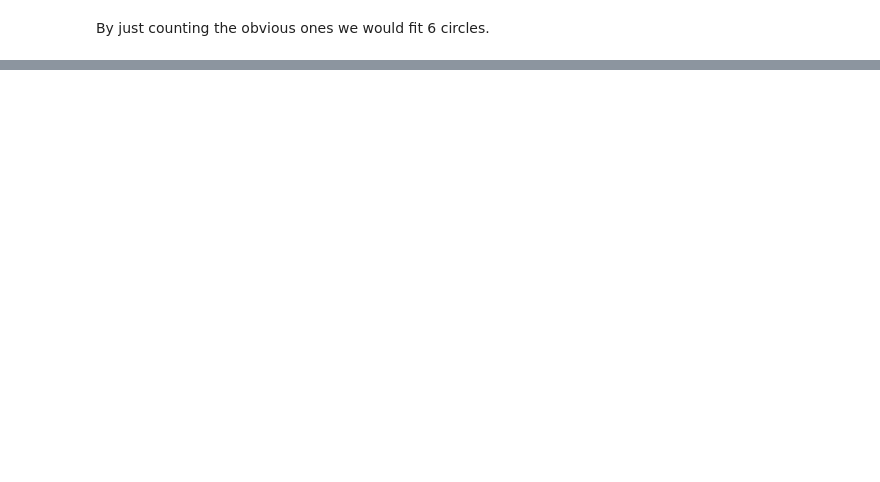
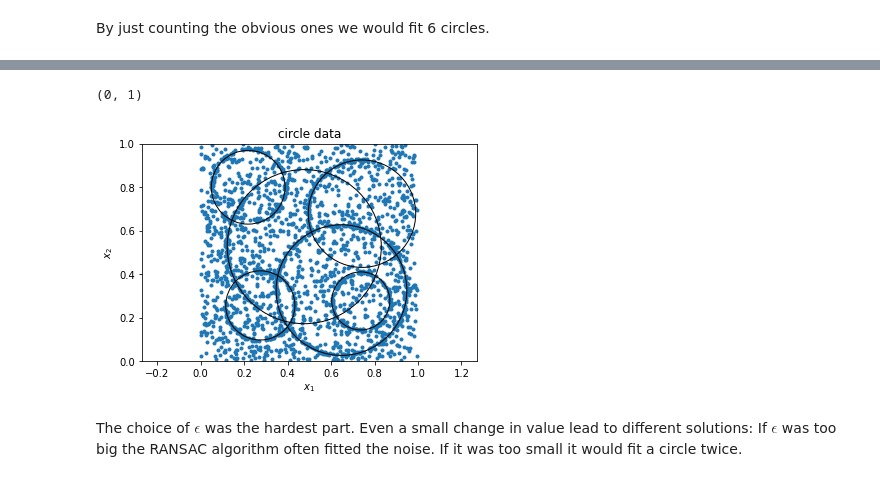
Before and after one commit to ml4cdeca/FundamentalsOfMachineLearning, a Jupyter notebook: exercise7/fitting-circles.ipynb, the cells around one changed output, grey strips where cells are left out. Cells and saved outputs as stored; diff of their text form; code cells hidden in the pictures; blank space fills up the shorter version.

Commit message:
first part ex 4

```diff
--- a/exercise7/fitting-circles.ipynb
+++ b/exercise7/fitting-circles.ipynb
@@ -19,0 +46,45 @@ By just counting the obvious ones we would fit 6 circles.
+# %%
+def RANSAC_Circle(data,N,epsilon,return_inliers=False):
+    bestCircle,inliers=None,[]
+    for i in range(N):
+        #choose randomly 3 points
+        points=data[np.random.permutation(len(data))][:3]
+        #get parameters of circle
+        cx,cy,r=fitCircle(points)
+        #calculate distance to circle for all points
+        distances=np.abs(np.sqrt(np.sum(np.square(data-np.array([cx,cy])),axis=1))-r)
+        inl=np.argwhere(distances<epsilon)
+        if len(inl)>len(inliers):
+            inliers=inl
+            bestCircle=[cx,cy,r]
+    if return_inliers:
+        return bestCircle,inliers
+    else:
+        return bestCircle
+# %%
+def multipleCircles(data,N,epsilon,circleNumber):
+    circles=[]
+    dataPoints=data.copy()
+    for i in range(circleNumber):
+        circle_i,inliers=RANSAC_Circle(dataPoints,N,epsilon,return_inliers=True)
+        dataPoints=np.delete(dataPoints,inliers,0).reshape(-1,2)
+        circles.append(circle_i)
+    return circles
+# %%
+circles=multipleCircles(data,4000,.0048,6)
+# %%
+plt.scatter(X_coord,Y_coord, marker = ".")
+for c in circles:
+    ci=plt.Circle((c[0],c[1]),radius=c[2],fill=False)
+    plt.gca().add_patch(ci)
+plt.axis('equal')
+plt.title('circle data')
+plt.xlabel('$x_1$')
+plt.ylabel('$x_2$')
+plt.ylim((0,1))
+plt.xlim((0,1))
+# %% [output]
+(0, 1)
+[figure, added]
+# %% [markdown]
+The choice of $\epsilon$ was the hardest part. Even a small change in value lead to different solutions: If $\epsilon$ was too big the RANSAC algorithm often fitted the noise. If it was too small it would fit a circle twice.
```
Also changed, not shown: parts of 5 cells of this notebook.
